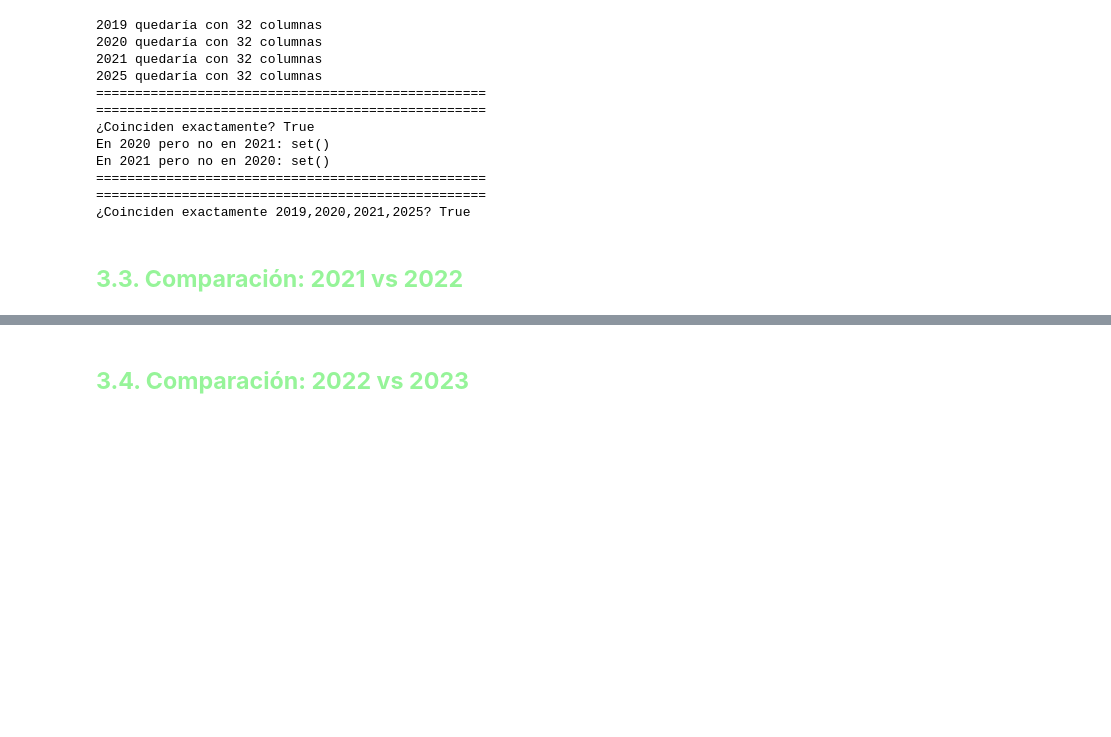
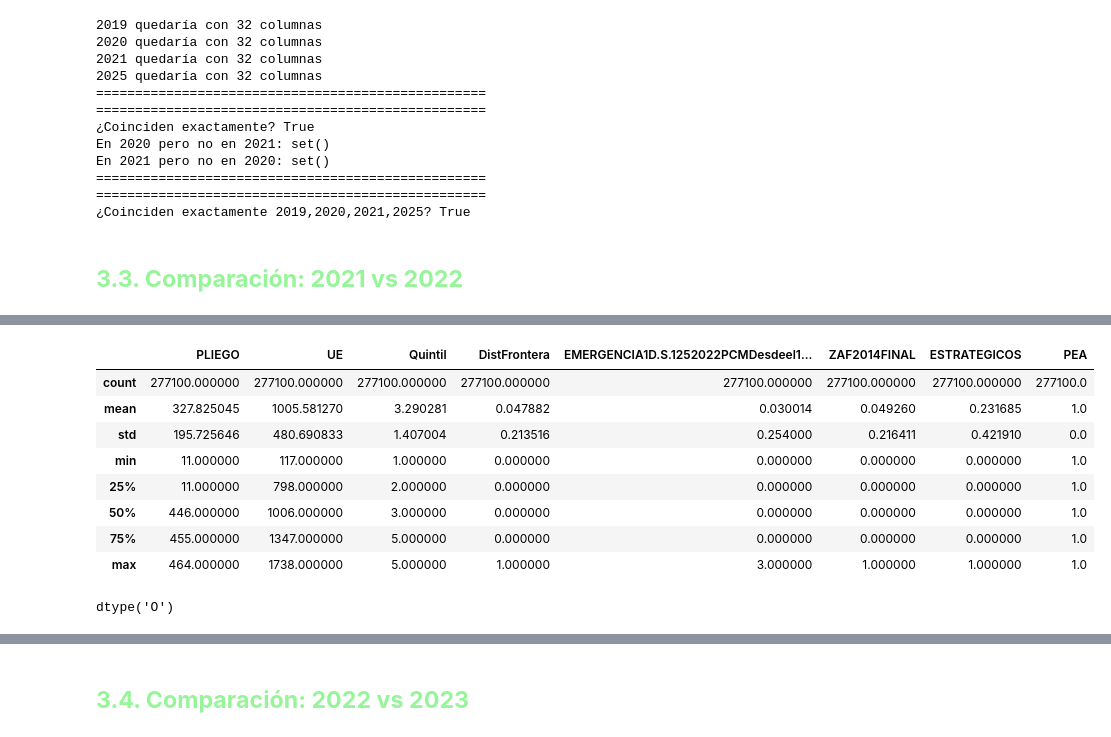
Before and after one commit to nadia0207/minsa-rrhh-analytics, a Jupyter notebook: notebooks/01_comparacion_columnas.ipynb, the cells around one changed output, grey strips where cells are left out. Drawn from its saved outputs; the diff is of its cells as text; code cells hidden in the pictures; blank space fills up the shorter version.

```diff
--- a/notebooks/01_comparacion_columnas.ipynb
+++ b/notebooks/01_comparacion_columnas.ipynb
@@ -997,0 +1077,18 @@ En 2021 pero no en 2020: set()
+# %%
+# Veririfincando carga
+df_2022.describe()
+# %% [output]
+|  | PLIEGO | UE | Quintil | DistFrontera | EMERGENCIA1D.S.1252022PCMDesdeel1... | ZAF2014FINAL | ESTRATEGICOS | PEA |
+| count | 277100.000000 | 277100.000000 | 277100.000000 | 277100.000000 | 277100.000000 | 277100.000000 | 277100.000000 | 277100.0 |
+| mean | 327.825045 | 1005.581270 | 3.290281 | 0.047882 | 0.030014 | 0.049260 | 0.231685 | 1.0 |
+| std | 195.725646 | 480.690833 | 1.407004 | 0.213516 | 0.254000 | 0.216411 | 0.421910 | 0.0 |
+| min | 11.000000 | 117.000000 | 1.000000 | 0.000000 | 0.000000 | 0.000000 | 0.000000 | 1.0 |
+| 25% | 11.000000 | 798.000000 | 2.000000 | 0.000000 | 0.000000 | 0.000000 | 0.000000 | 1.0 |
+| 50% | 446.000000 | 1006.000000 | 3.000000 | 0.000000 | 0.000000 | 0.000000 | 0.000000 | 1.0 |
+| 75% | 455.000000 | 1347.000000 | 5.000000 | 0.000000 | 0.000000 | 0.000000 | 0.000000 | 1.0 |
+| max | 464.000000 | 1738.000000 | 5.000000 | 1.000000 | 3.000000 | 1.000000 | 1.000000 | 1.0 |
+# %%
+# ---- Verificando tipo datos de fecha de nacimiento excel 2022 ----
+df_2022['fecha_nacimiento'].dtype
+# %% [output]
+dtype('O')
```
Also changed, not shown: parts of 17 cells of this notebook.
